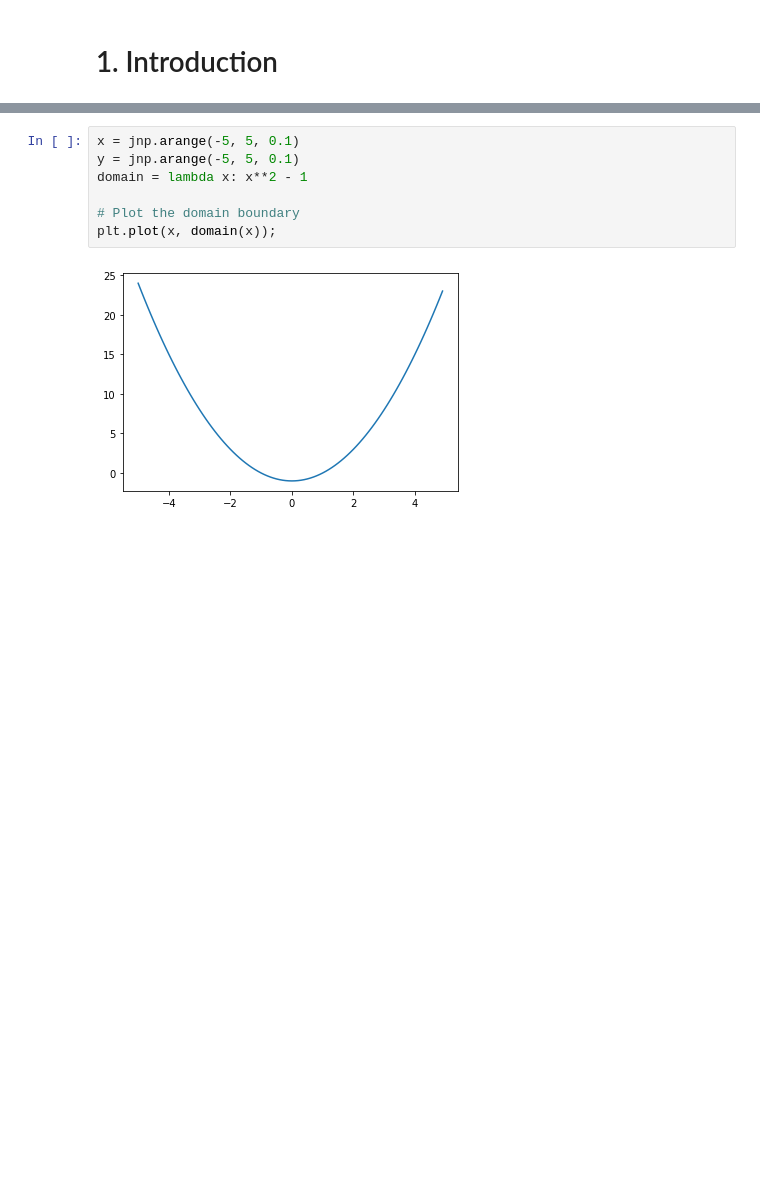
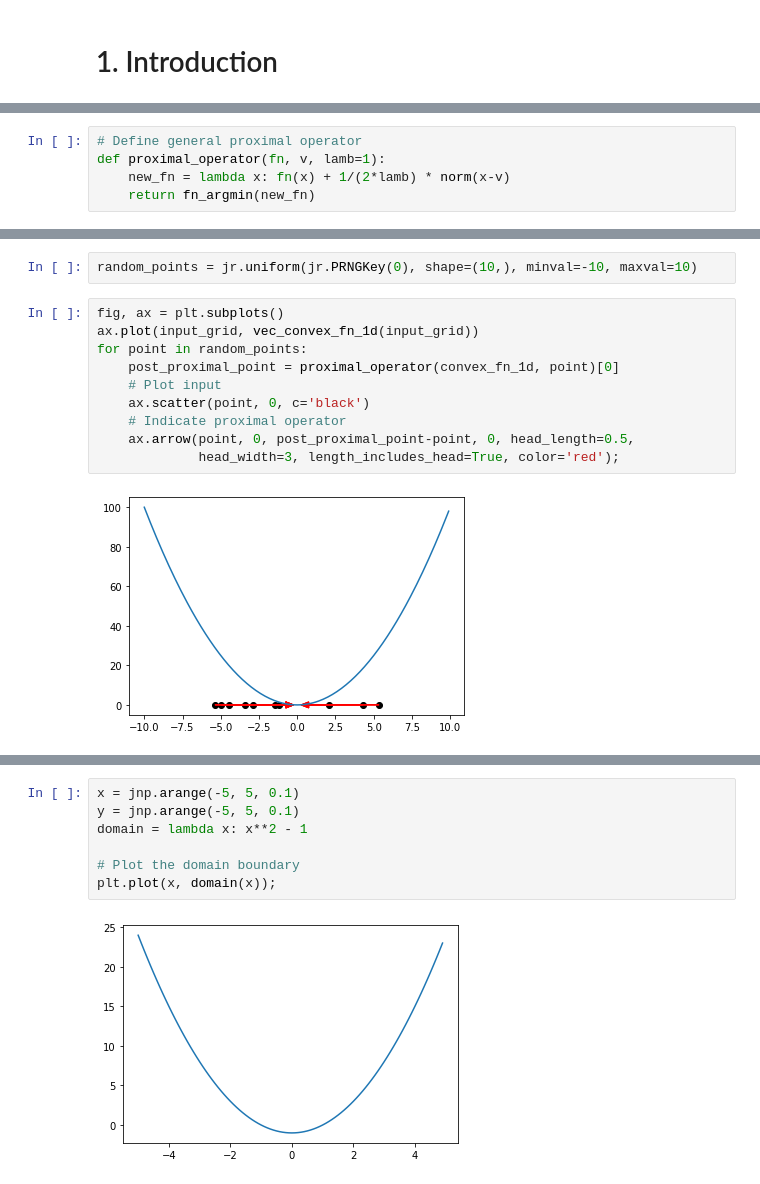
Before and after one commit to petergchang/proximal_jax, a Jupyter notebook: proximal_jax_notepad.ipynb, the cells around one changed output, grey strips where cells are left out. Saved outputs shown, nothing was run; the diff lists cells and outputs as text; blank space fills up the shorter version.

```diff
--- a/proximal_jax_notepad.ipynb
+++ b/proximal_jax_notepad.ipynb
@@ -12,0 +21,5 @@ from scipy.optimize import fmin
+# %%
+# Define general proximal operator
+def proximal_operator(fn, v, lamb=1):
+    new_fn = lambda x: fn(x) + 1/(2*lamb) * norm(x-v)
+    return fn_argmin(new_fn)
@@ -12,0 +43,14 @@ from scipy.optimize import fmin
+# %%
+random_points = jr.uniform(jr.PRNGKey(0), shape=(10,), minval=-10, maxval=10)
+# %%
+fig, ax = plt.subplots()
+ax.plot(input_grid, vec_convex_fn_1d(input_grid))
+for point in random_points:
+    post_proximal_point = proximal_operator(convex_fn_1d, point)[0]
+    # Plot input
+    ax.scatter(point, 0, c='black')
+    # Indicate proximal operator
+    ax.arrow(point, 0, post_proximal_point-point, 0, head_length=0.5,
+             head_width=3, length_includes_head=True, color='red');
+# %% [output]
+[figure, added]
```
Also changed, not shown: parts of 11 cells of this notebook.
